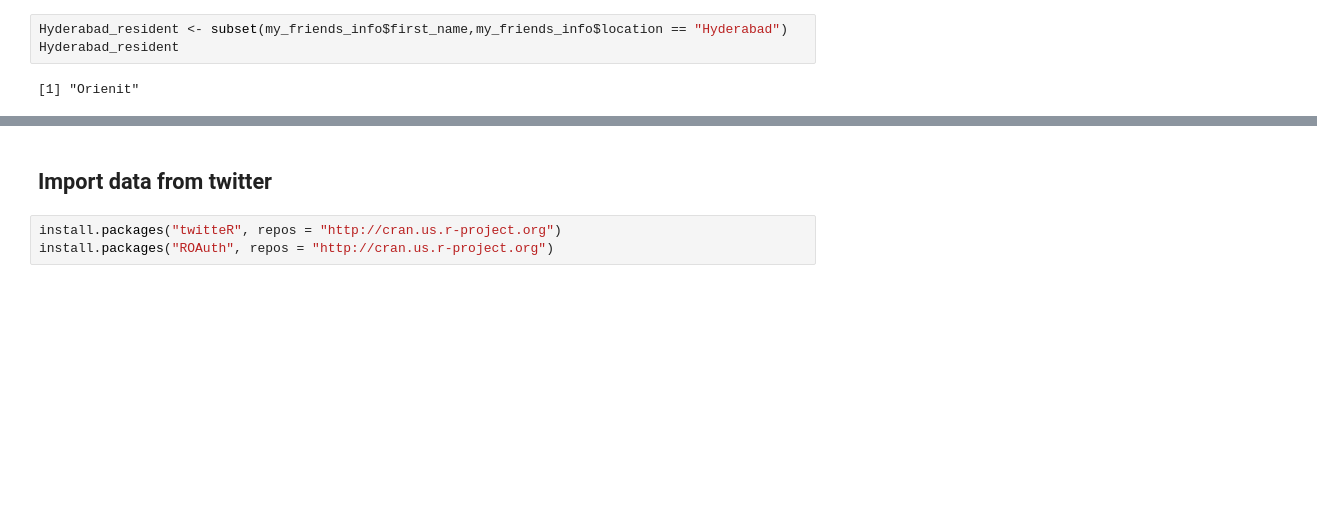
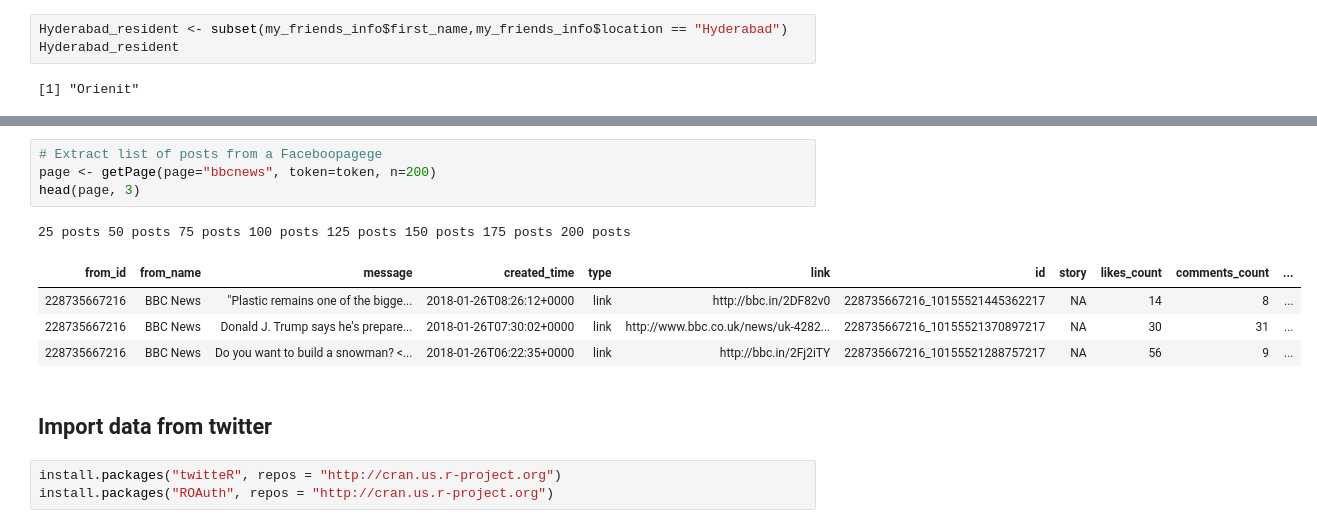
Before and after one commit to DataScienceNonProfitOrg/LIT-01, a Jupyter notebook: Data-Importing/Slides2.ipynb, the cells around one changed output, grey strips where cells are left out. Drawn from its saved outputs; the diff is of its cells as text; blank space fills up the shorter version.

```diff
--- a/Data-Importing/Slides2.ipynb
+++ b/Data-Importing/Slides2.ipynb
@@ -260,3 +299,13 @@ Married  Single
+# %%
+# Extract list of posts from a Faceboopagege
+page <- getPage(page="bbcnews", token=token, n=200)
+head(page, 3)
+# %% [output]
+25 posts 50 posts 75 posts 100 posts 125 posts 150 posts 175 posts 200 posts
+| from_id | from_name | message | created_time | type | link | id | story | likes_count | comments_count | ... |
+| 228735667216 | BBC News | "Plastic remains one of the bigge... | 2018-01-26T08:26:12+0000 | link | http://bbc.in/2DF82v0 | 228735667216_10155521445362217 | NA | 14 | 8 | ... |
+| 228735667216 | BBC News | Donald J. Trump says he's prepare... | 2018-01-26T07:30:02+0000 | link | http://www.bbc.co.uk/news/uk-4282... | 228735667216_10155521370897217 | NA | 30 | 31 | ... |
+| 228735667216 | BBC News | Do you want to build a snowman? <... | 2018-01-26T06:22:35+0000 | link | http://bbc.in/2Fj2iTY | 228735667216_10155521288757217 | NA | 56 | 9 | ... |
 # %% [markdown]
 ## Import data from twitter
 # %%
```
Also changed, not shown: parts of 9 cells of this notebook.
